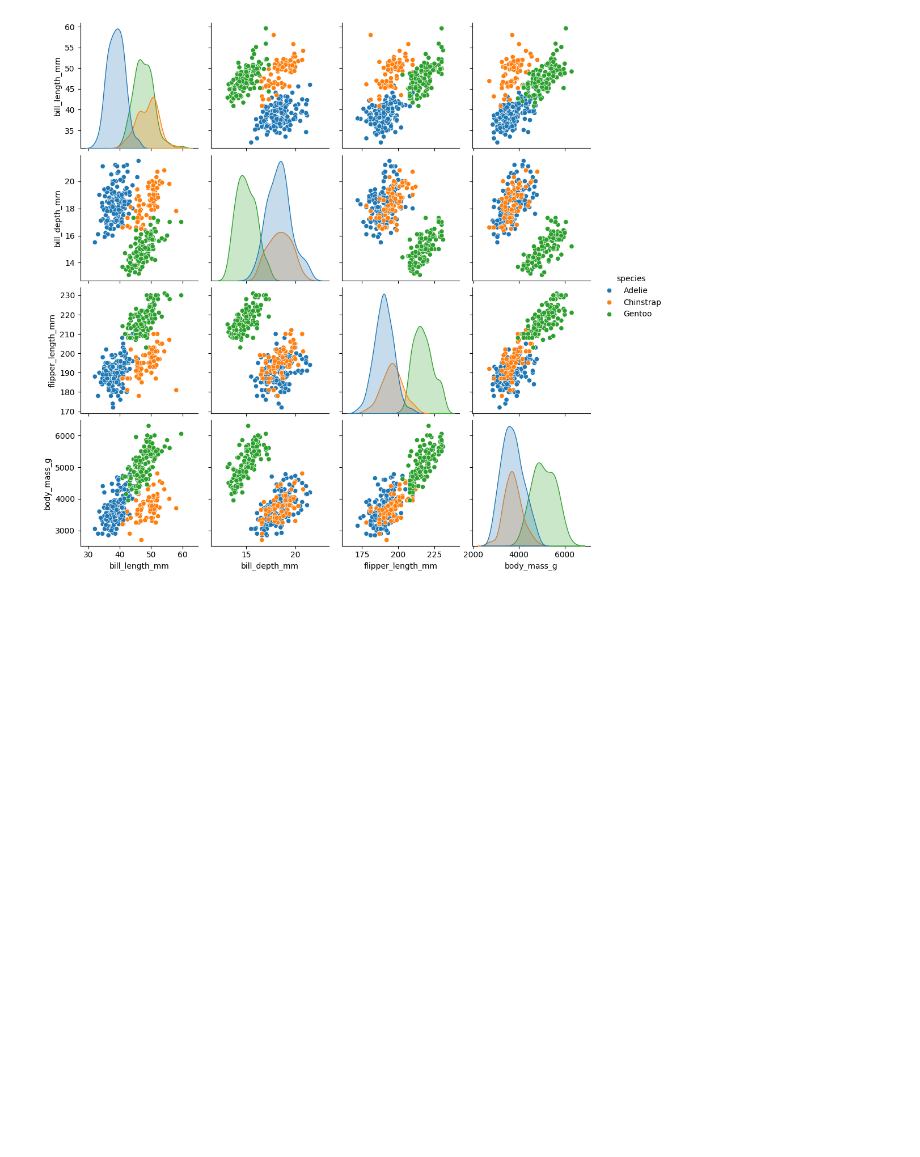
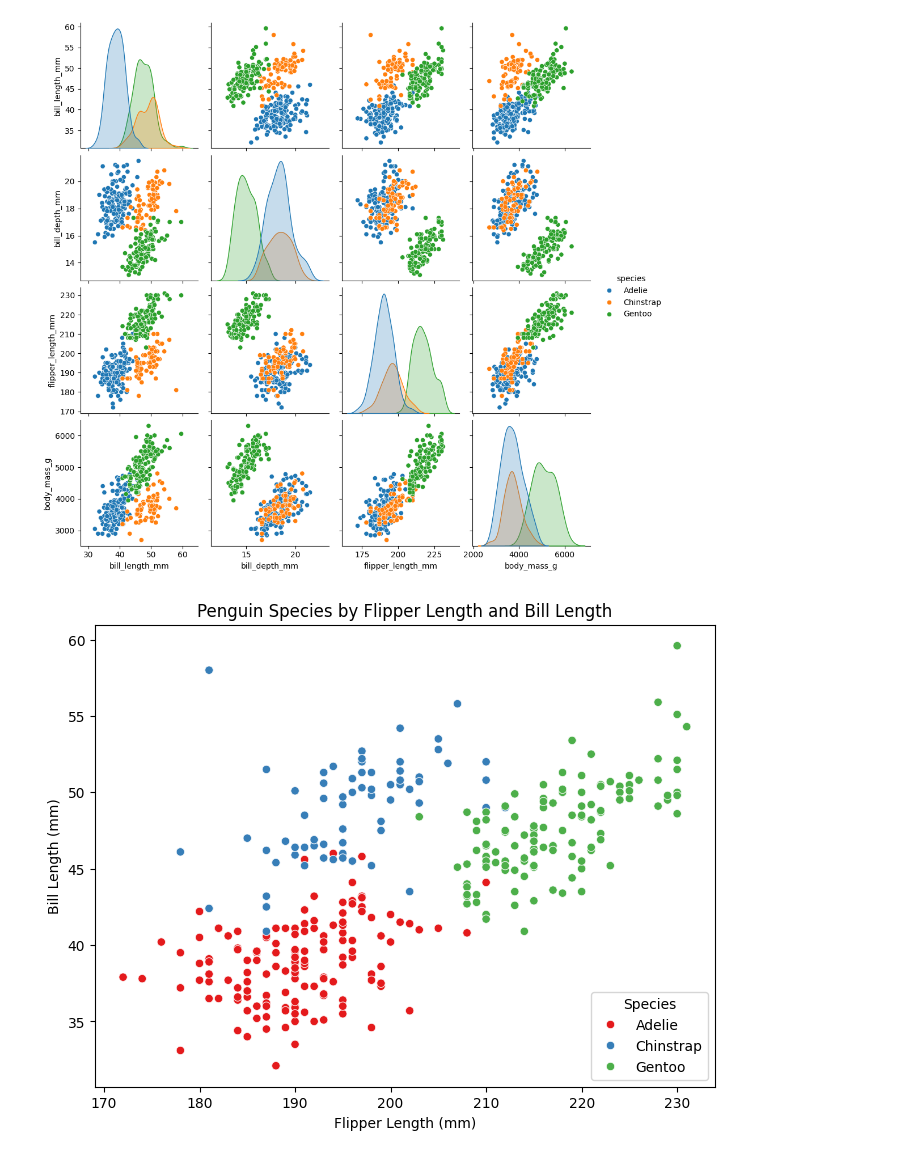
Before and after one commit to paranedagarcia/Cienciadedatos, a Jupyter notebook: 7.Aprendizaje no supervisado/K-Means.ipynb, the cells around one changed output. Drawn from its saved outputs; the diff is of its cells as text; code cells hidden in the pictures; blank space fills up the shorter version.

```diff
--- a/7.Aprendizaje no supervisado/K-Means.ipynb
+++ b/7.Aprendizaje no supervisado/K-Means.ipynb
@@ -104,3 +108,14 @@ penguins.head()
 pairplot_figure = sns.pairplot(penguins, hue="species")
 # %% [output]
 [figure]
+# %%
+# Graficar los clusters usando matplotlib Flipper length vs. bill length
+plt.figure(figsize=(8,6))
+sns.scatterplot(data=penguins, x='flipper_length_mm', y='bill_length_mm', hue='species', palette='Set1')
+plt.title('Penguin Species by Flipper Length and Bill Length')
+plt.xlabel('Flipper Length (mm)')
+plt.ylabel('Bill Length (mm)')
+plt.legend(title='Species')
+plt.show()
+# %% [output]
+[figure, added]
```
Also changed, not shown: parts of 4 cells of this notebook, 3 other files.
